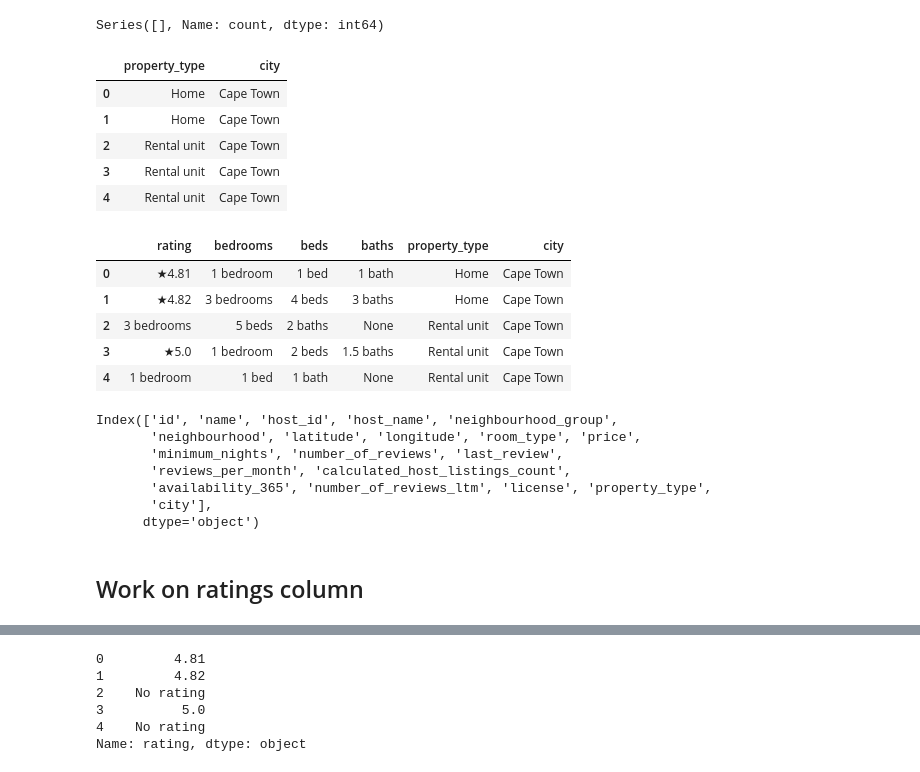
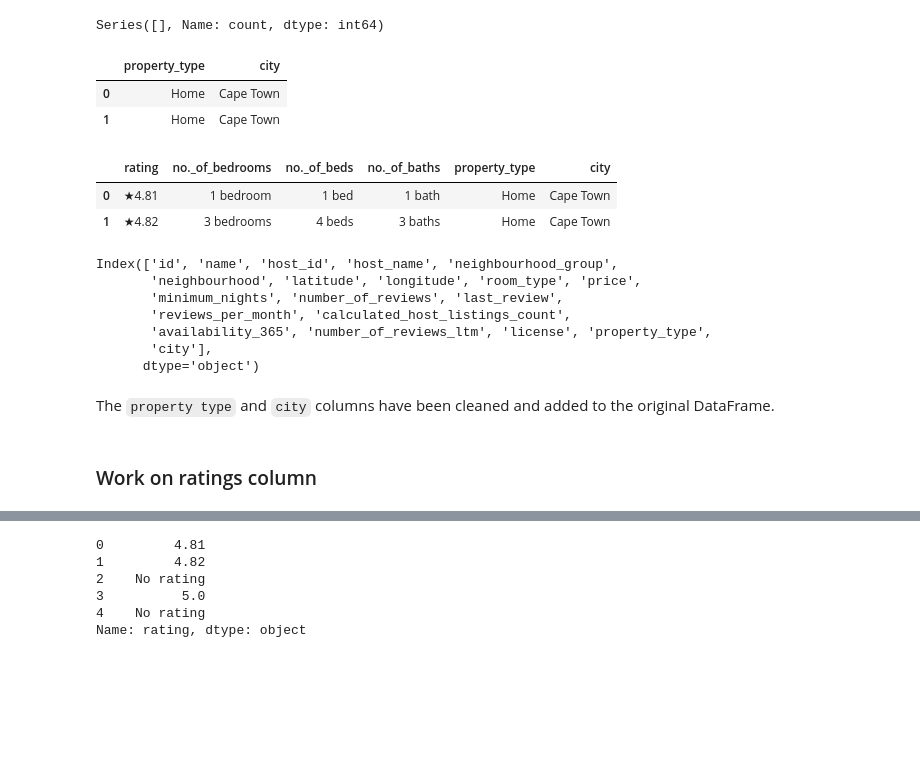
Before and after one commit to withouttheh/airbnb, a Jupyter notebook: AirBnb Analysis.ipynb, the cells around one changed output, grey strips where cells are left out. Cells and saved outputs as stored; diff of their text form; code cells hidden in the pictures; blank space fills up the shorter version.

Commit message:
data preprocessing: fixed 1.1, added 1.2 and 1.3

```diff
--- a/AirBnb Analysis.ipynb
+++ b/AirBnb Analysis.ipynb
@@ -59,6 +82,6 @@ df_prop_inf = pd.DataFrame()
 # %%
 # split name column into five columns
 
-df_prop_inf[['property type', 'rating', 'bedrooms', 'beds', 'baths']] = df['name'].str.split(' · ', expand=True)
+df_prop_inf[['property_type', 'rating', 'no._of_bedrooms', 'no._of_beds', 'no._of_baths']] = df['name'].str.split(' · ', expand=True)
 df_prop_inf.head()
 # %% [output]
@@ -79,8 +103,8 @@ Percentage of rows with 'in' in the 'property type' column: 100.0
 # %%
 # isolate property type column for further cleaning by splitting the property type and area
 
-df_prop_inf_clean = df_prop_inf['property type'].str.split(' in ', expand=True)
-df_prop_inf_clean.head()
+df_prop_inf_clean = df_prop_inf['property_type'].str.split(' in ', expand=True)
+df_prop_inf_clean.head(2)
 # %% [output]
 |  | 0 | 1 | 2 |
 | 0 | Home | Southern Suburbs | None |
@@ -114,14 +134,11 @@ df_prop_inf_clean[1] = 'Cape Town'
 # change column names
 
 df_prop_inf_clean.columns = ['property_type', 'city']
-df_prop_inf_clean.head()
+df_prop_inf_clean.head(2)
 # %% [output]
 |  | property_type | city |
 | 0 | Home | Cape Town |
 | 1 | Home | Cape Town |
-| 2 | Rental unit | Cape Town |
-| 3 | Rental unit | Cape Town |
-| 4 | Rental unit | Cape Town |
 # %%
 # remove the first column from df
 
@@ -129,17 +146,14 @@ df_prop_inf = df_prop_inf.iloc[:, 1:]
 # %%
 # add clean property type and city columns to property info df
 
 df_prop_inf['property_type'] = df_prop_inf_clean['property_type']
 df_prop_inf['city'] = df_prop_inf_clean['city']
 
-df_prop_inf.head()
+df_prop_inf.head(2)
 # %% [output]
-|  | rating | bedrooms | beds | baths | property_type | city |
+|  | rating | no._of_bedrooms | no._of_beds | no._of_baths | property_type | city |
 | 0 | ★4.81 | 1 bedroom | 1 bed | 1 bath | Home | Cape Town |
 | 1 | ★4.82 | 3 bedrooms | 4 beds | 3 baths | Home | Cape Town |
-| 2 | 3 bedrooms | 5 beds | 2 baths | None | Rental unit | Cape Town |
-| 3 | ★5.0 | 1 bedroom | 2 beds | 1.5 baths | Rental unit | Cape Town |
-| 4 | 1 bedroom | 1 bed | 1 bath | None | Rental unit | Cape Town |
 # %%
 df[['property_type', 'city']] = df_prop_inf[['property_type', 'city']]
 # %%
@@ -152,8 +166,11 @@ Index(['id', 'name', 'host_id', 'host_name', 'neighbourhood_group',
        'availability_365', 'number_of_reviews_ltm', 'license', 'property_type',
        'city'],
       dtype='object')
+# %% [markdown]
+
+The `property type` and `city` columns have been cleaned and added to the original DataFrame.
 # %% [markdown]
-## Work on ratings column
+### Work on ratings column
 # %%
 # create ratings dataframe
 
```
Also changed, not shown: parts of 68 cells of this notebook, 2 other files.
